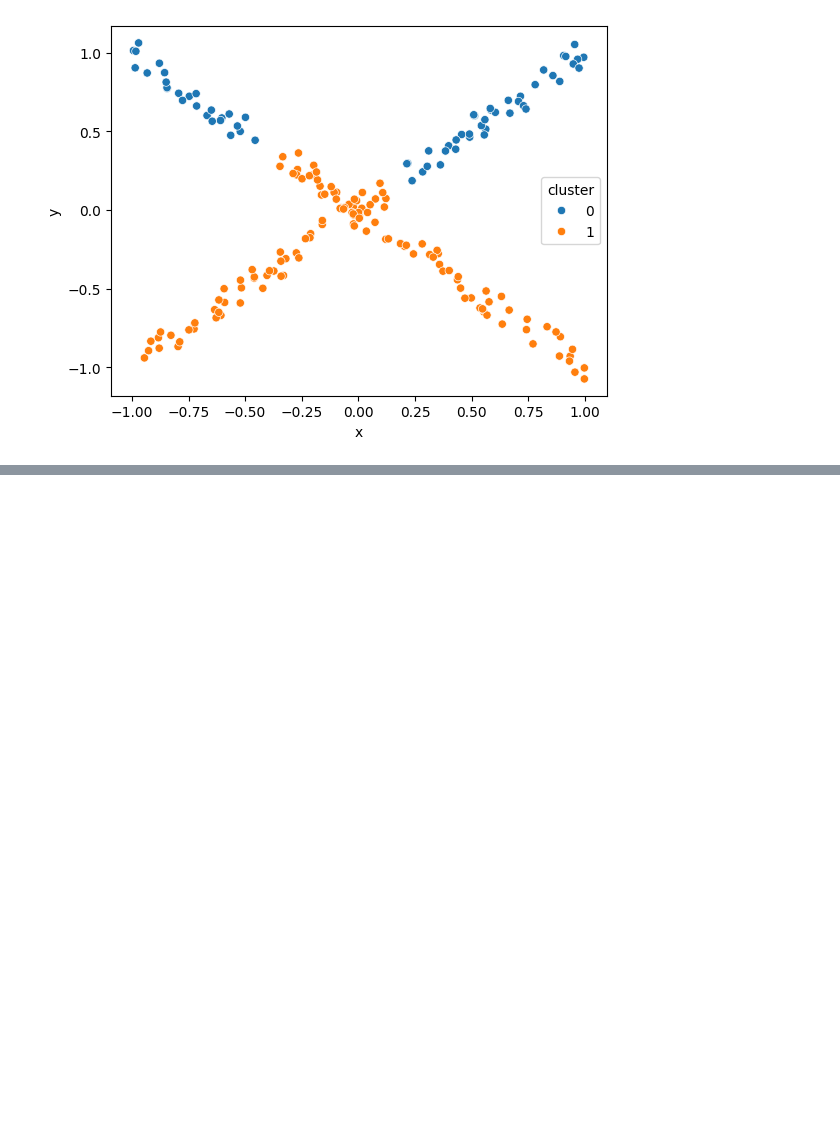
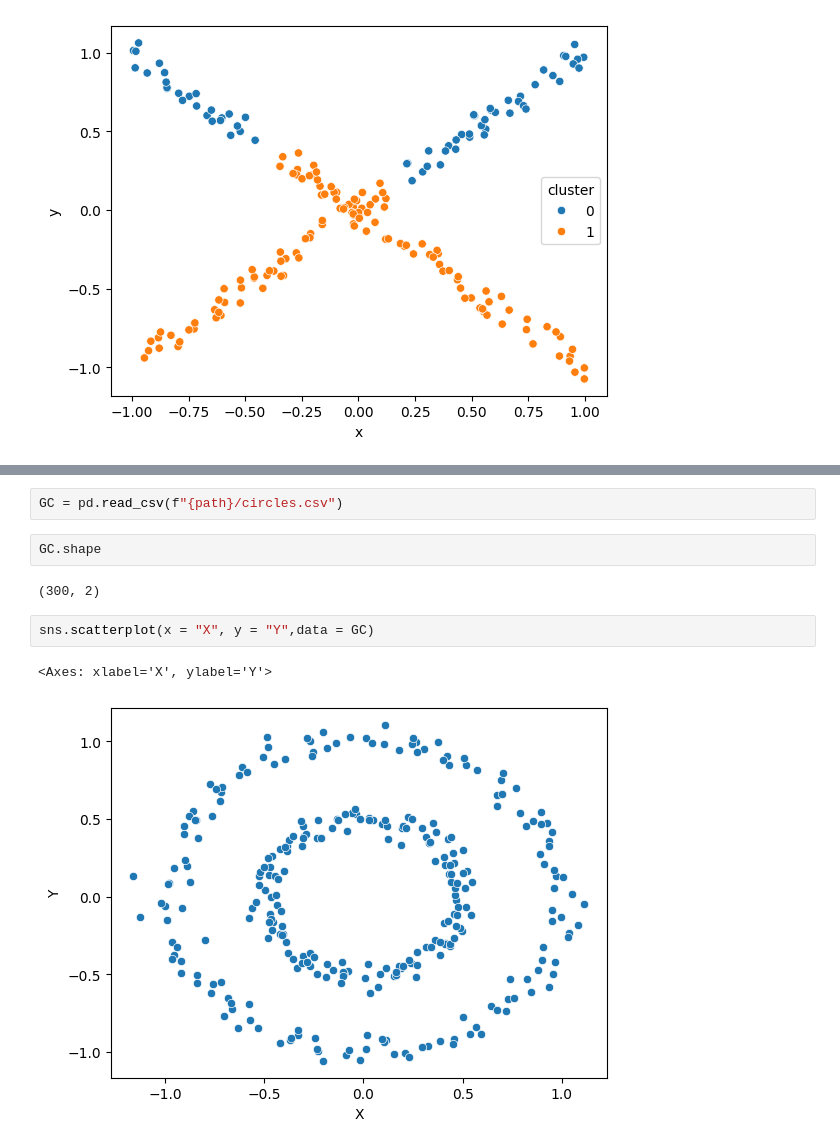
Before and after one commit to Aradhyagodambe/Python-Colab-Files, a Jupyter notebook: ML_Fundamnetals.ipynb, the cells around one changed output, grey strips where cells are left out. Drawn from its saved outputs; the diff is of its cells as text; blank space fills up the shorter version.

```diff
--- a/ML_Fundamnetals.ipynb
+++ b/ML_Fundamnetals.ipynb
@@ -2301,0 +2350,11 @@ sns.scatterplot(x = 'x', y = 'y', hue = 'cluster', data = CDC)
+# %%
+GC = pd.read_csv(f"{path}/circles.csv")
+# %%
+GC.shape
+# %% [output]
+(300, 2)
+# %%
+sns.scatterplot(x = "X", y = "Y",data = GC)
+# %% [output]
+<Axes: xlabel='X', ylabel='Y'>
+[figure, added]
```
Also changed, not shown: parts of 7 cells of this notebook.
